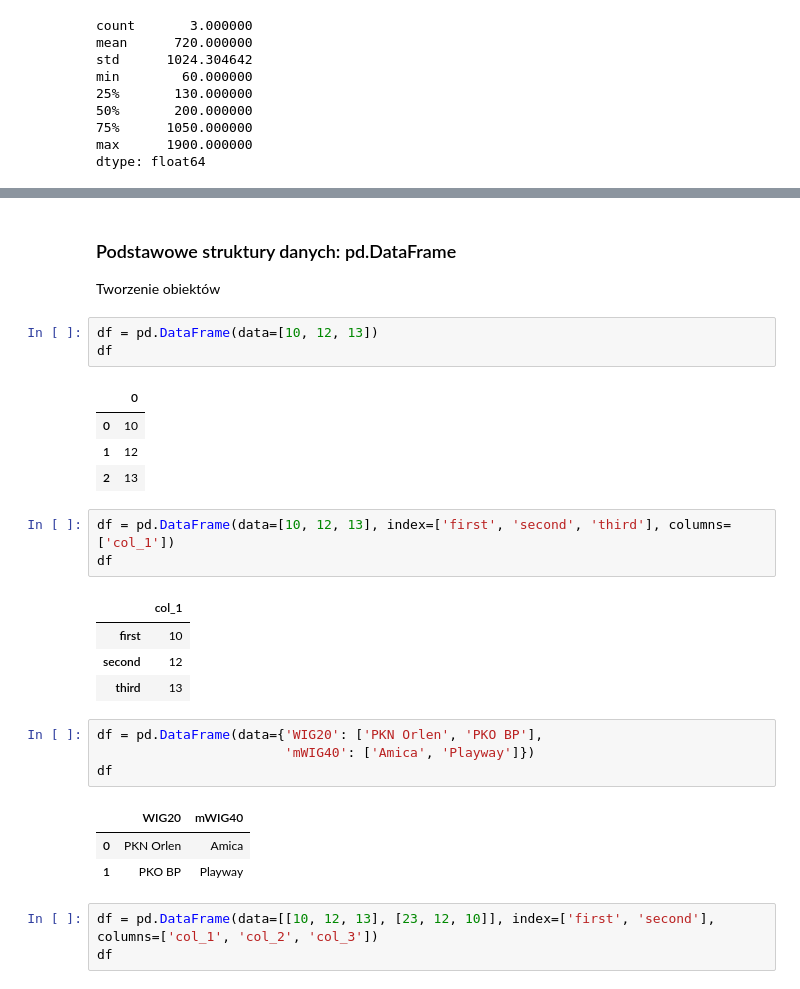
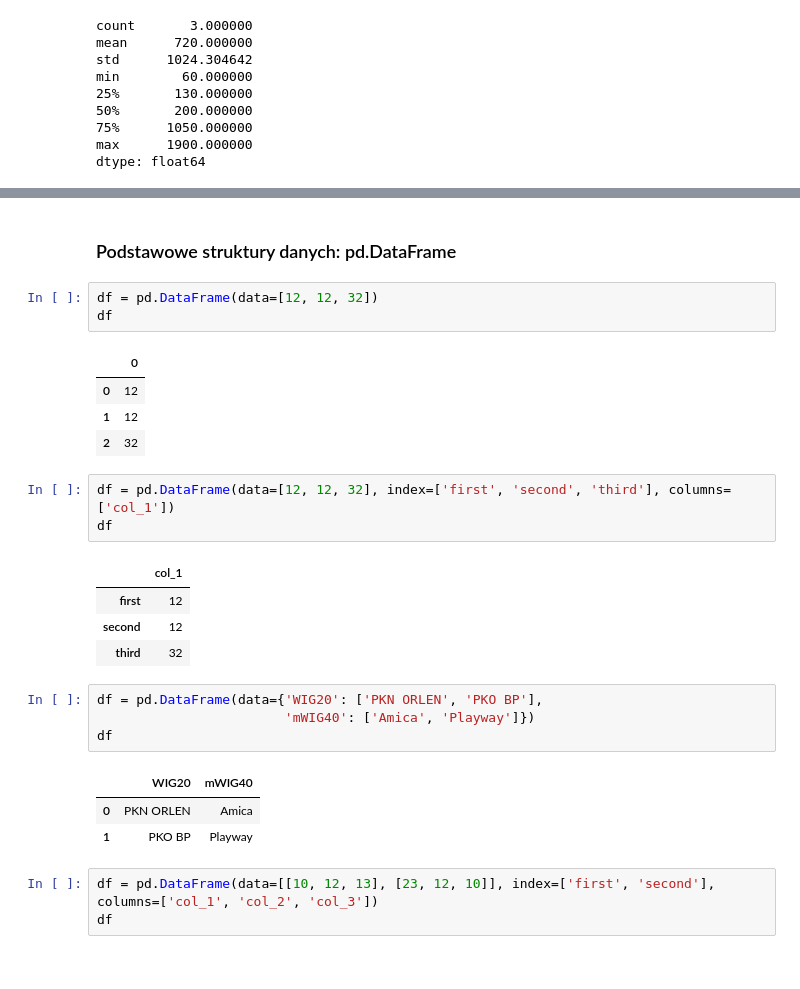
Before and after one commit to krakowiakpawel9/data-science-bootcamp, a Jupyter notebook: 02_analiza_danych/01_pandas_intro.ipynb, the cells around one changed output, grey strips where cells are left out. Drawn from its saved outputs; the diff is of its cells as text.

```diff
--- a/02_analiza_danych/01_pandas_intro.ipynb
+++ b/02_analiza_danych/01_pandas_intro.ipynb
@@ -269,30 +234,28 @@ dtype: float64
 # %% [markdown]
 ### <a name='a2'></a>  Podstawowe struktury danych: pd.DataFrame
-
-Tworzenie obiektów
 # %%
-df = pd.DataFrame(data=[10, 12, 13])
+df = pd.DataFrame(data=[12, 12, 32])
 df
 # %% [output]
 |  | 0 |
-| 0 | 10 |
+| 0 | 12 |
 | 1 | 12 |
-| 2 | 13 |
+| 2 | 32 |
 # %%
-df = pd.DataFrame(data=[10, 12, 13], index=['first', 'second', 'third'], columns=['col_1'])
+df = pd.DataFrame(data=[12, 12, 32], index=['first', 'second', 'third'], columns=['col_1'])
 df
 # %% [output]
 |  | col_1 |
-| first | 10 |
+| first | 12 |
 | second | 12 |
-| third | 13 |
+| third | 32 |
 # %%
-df = pd.DataFrame(data={'WIG20': ['PKN Orlen', 'PKO BP'],
+df = pd.DataFrame(data={'WIG20': ['PKN ORLEN', 'PKO BP'],
                         'mWIG40': ['Amica', 'Playway']})
 df
 # %% [output]
 |  | WIG20 | mWIG40 |
-| 0 | PKN Orlen | Amica |
+| 0 | PKN ORLEN | Amica |
 | 1 | PKO BP | Playway |
 # %%
 df = pd.DataFrame(data=[[10, 12, 13], [23, 12, 10]], index=['first', 'second'], columns=['col_1', 'col_2', 'col_3'])
```
Also changed, not shown: parts of 51 cells of this notebook.
